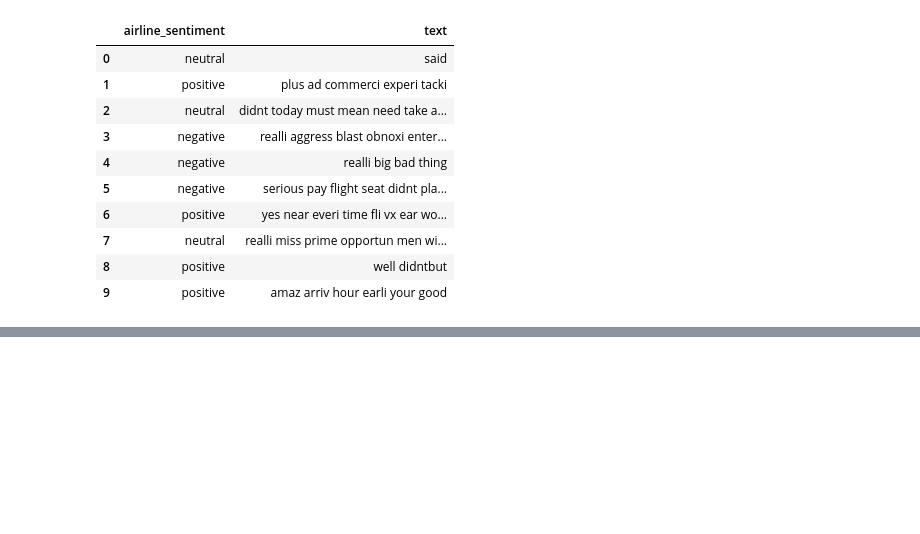
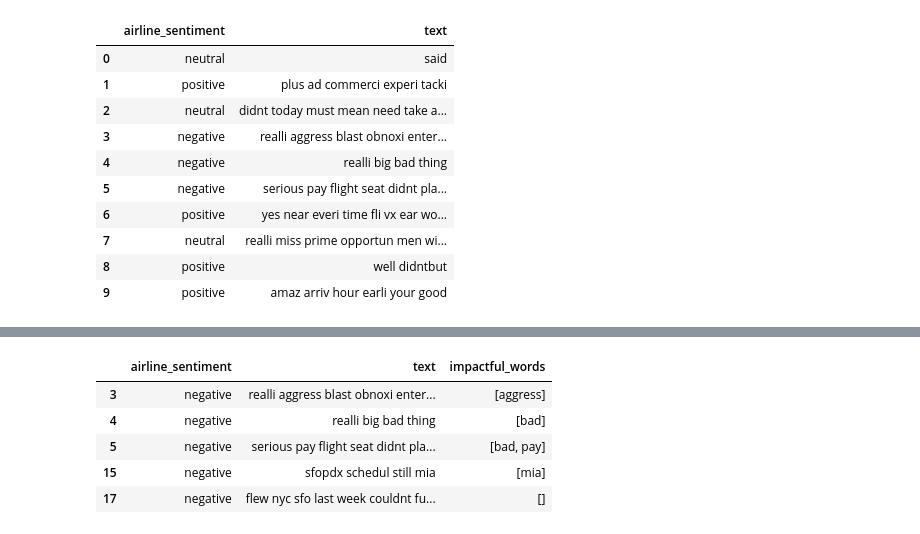
Before and after one commit to JEr1yAnalst/Group2-Capstone-project, a Jupyter notebook: notebook.ipynb, the cells around one changed output, grey strips where cells are left out. Saved outputs shown, nothing was run; the diff lists cells and outputs as text; code cells hidden in the pictures; blank space fills up the shorter version.

```diff
--- a/notebook.ipynb
+++ b/notebook.ipynb
@@ -411,0 +449,9 @@ tweet_df.head(10)
+# %%
+neg_df.head()
+# %% [output]
+|  | airline_sentiment | text | impactful_words |
+| 3 | negative | realli aggress blast obnoxi enter... | [aggress] |
+| 4 | negative | realli big bad thing | [bad] |
+| 5 | negative | serious pay flight seat didnt pla... | [bad, pay] |
+| 15 | negative | sfopdx schedul still mia | [mia] |
+| 17 | negative | flew nyc sfo last week couldnt fu... | [] |
```
Also changed, not shown: parts of 8 cells of this notebook.
